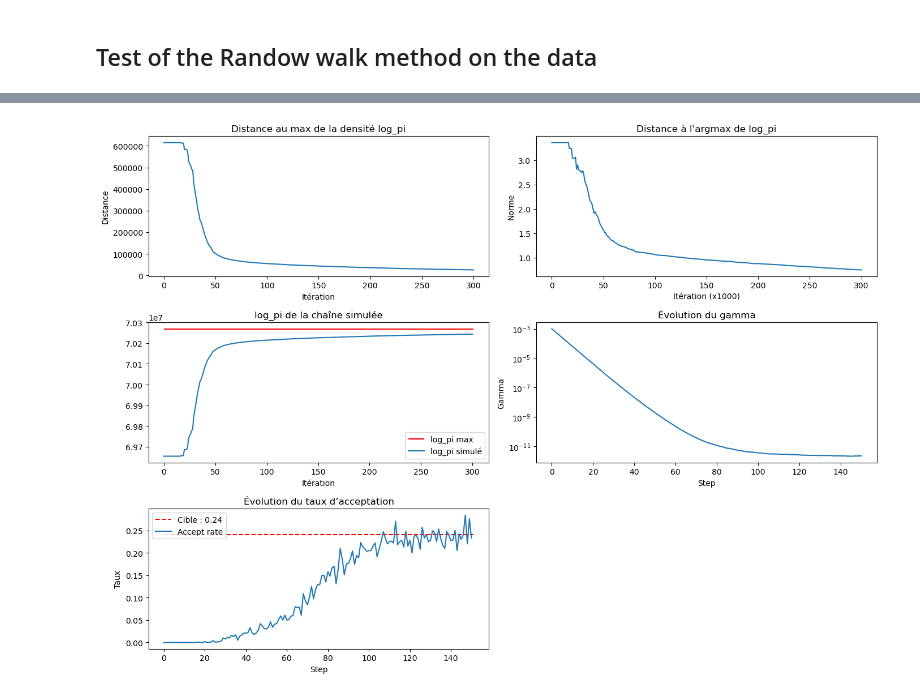
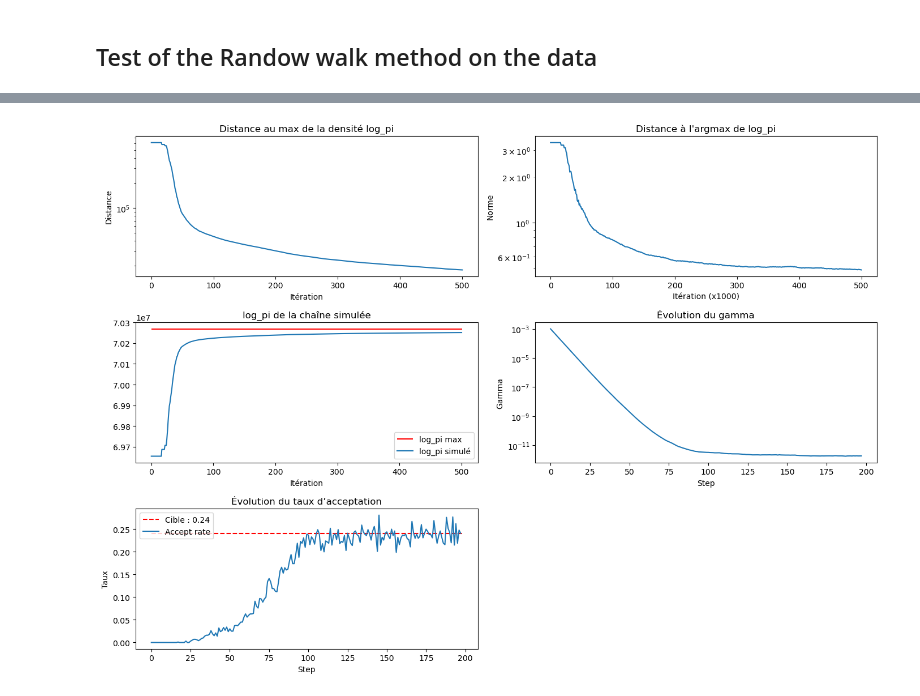
Before and after one commit to vetlerl/mcmc-epidemic, a Jupyter notebook: covid_graphics.ipynb, the cells around one changed output, grey strips where cells are left out. Cells and saved outputs as stored; diff of their text form; code cells hidden in the pictures.

```diff
--- a/covid_graphics.ipynb
+++ b/covid_graphics.ipynb
@@ -52,3 +61,8 @@ End of the burn-in
+# %%
+#loading results
+theta_tab=np.loadtxt("theta.txt", delimiter='\t')
+accepts=np.loadtxt("accepts.txt")
+gammas=np.loadtxt("gammas.txt")
 # %%
 lambda_O = 0.05
 lambda_R = 3.5*np.std(Z)
@@ -58,6 +72,7 @@ b = 0.73227
 barsh=Buildbarsh(T,a,b)
 D=BuildD(T)
 C = np.diag(phi)
+
 logpi_max=log_pi(MAP, phi,Z, lambda_R, D, barsh, lambda_O,phi,C)
 log_pi_tab = np.apply_along_axis(lambda theta: log_pi(theta, phi, Z, lambda_R, D, barsh, lambda_O, phi, C),axis=1,arr=theta_tab[::1000])
 
@@ -65,42 +80,42 @@ fig, axes = plt.subplots(3, 2, figsize=(14, 10))
 axes = axes.flatten()  # plus simple pour indexer
 
 # 1. Distance au max de la densité log_pi
-axes[0].plot(np.abs(log_pi_tab - logpi_max))
+axes[0].semilogy(np.abs(log_pi_tab - logpi_max))
 axes[0].set_title("Distance au max de la densité log_pi")
 axes[0].set_xlabel("Itération")
 axes[0].set_ylabel("Distance")
 
 # 2. Distance à l'argmax de la densité log_pi
-axes[1].plot(np.linalg.norm(theta_tab[::1000] - MAP, axis=1))
+axes[1].semilogy(np.linalg.norm(theta_tab[::1000] - MAP, axis=1))
 axes[1].set_title("Distance à l'argmax de log_pi")
 axes[1].set_xlabel("Itération (x1000)")
 axes[1].set_ylabel("Norme")
 
 # 3. Log_pi de la chaîne simulée
 axes[2].hlines(logpi_max, xmin=0, xmax=len(log_pi_tab), color='red', label="log_pi max")
 axes[2].plot(log_pi_tab, label="log_pi simulé")
 axes[2].set_title("log_pi de la chaîne simulée")
 axes[2].legend()
 axes[2].set_xlabel("Itération")
 
 # 4. Évolution de gamma
 axes[3].semilogy(gammas)
 axes[3].set_title("Évolution du gamma")
 axes[3].set_xlabel("Step")
 axes[3].set_ylabel("Gamma")
 
 # 5. Évolution du taux d’acceptation
 axes[4].hlines(0.24, xmin=0, xmax=len(accepts), linestyle='--', color='red', label="Cible : 0.24")
 axes[4].plot(accepts, label="Accept rate")
 axes[4].set_title("Évolution du taux d’acceptation")
 axes[4].set_xlabel("Step")
 axes[4].set_ylabel("Taux")
 axes[4].legend()
 
 # Supprimer le dernier subplot vide (le 6e)
 fig.delaxes(axes[5])
 
 plt.tight_layout()
 plt.show()
 # %% [output]
-[figure, old version]
+[figure, new version]
```
Also changed, not shown: parts of 5 cells of this notebook, 1 other file.
